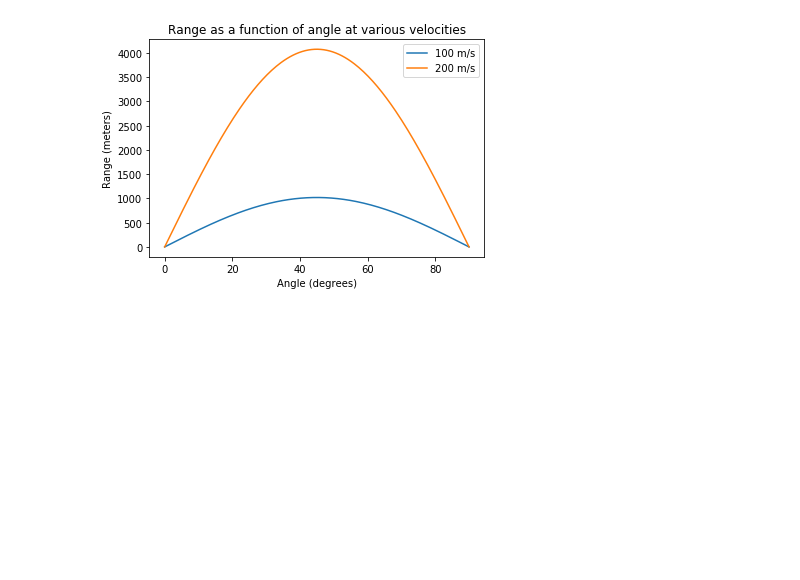
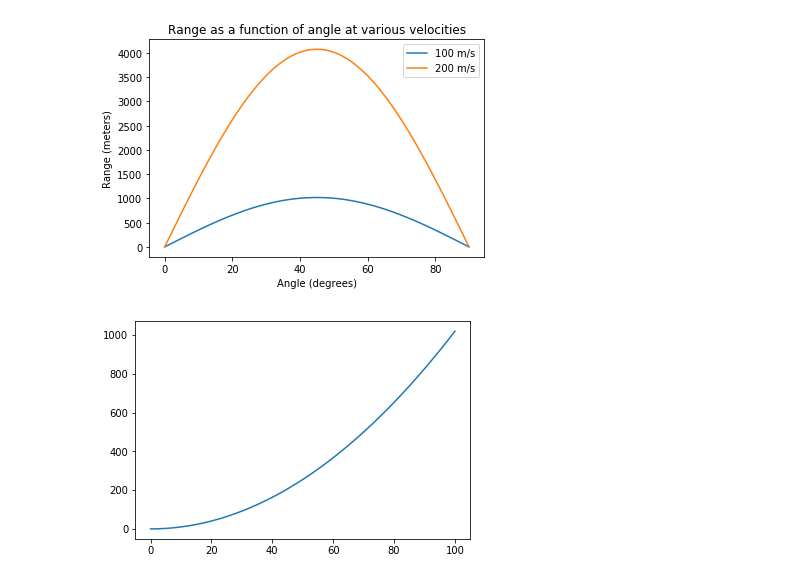
Before and after one commit to JacksonTolliday/datascience, a Jupyter notebook: ballistics.ipynb, the cells around one changed output. Cells and saved outputs as stored; diff of their text form; code cells hidden in the pictures; blank space fills up the shorter version.

```diff
--- a/ballistics.ipynb
+++ b/ballistics.ipynb
@@ -44,3 +44,23 @@ plt.show
 # %% [output]
 <function matplotlib.pyplot.show(*args, **kw)>
 [figure]
+# %%
+def rangeformula(v, theta):
+    d = (((v * v)/9.81)*sin(2*radians(theta)))
+    return d
+    """
+    Inputs:
+    v - velocity in m/s
+    theta - launch angle with respect to horizon in radians
+    Returns:
+    Impact distance in m
+    """
+# %%
+velocityrange = linspace(0, 100, num=200)
+# %%
+rangefromvelocity = [rangeformula(x, 45) for x in velocityrange]
+# %%
+plt.plot(velocityrange, rangefromvelocity)
+plt.show()
+# %% [output]
+[figure, added]
```
Also changed, not shown: parts of 2 cells of this notebook.
